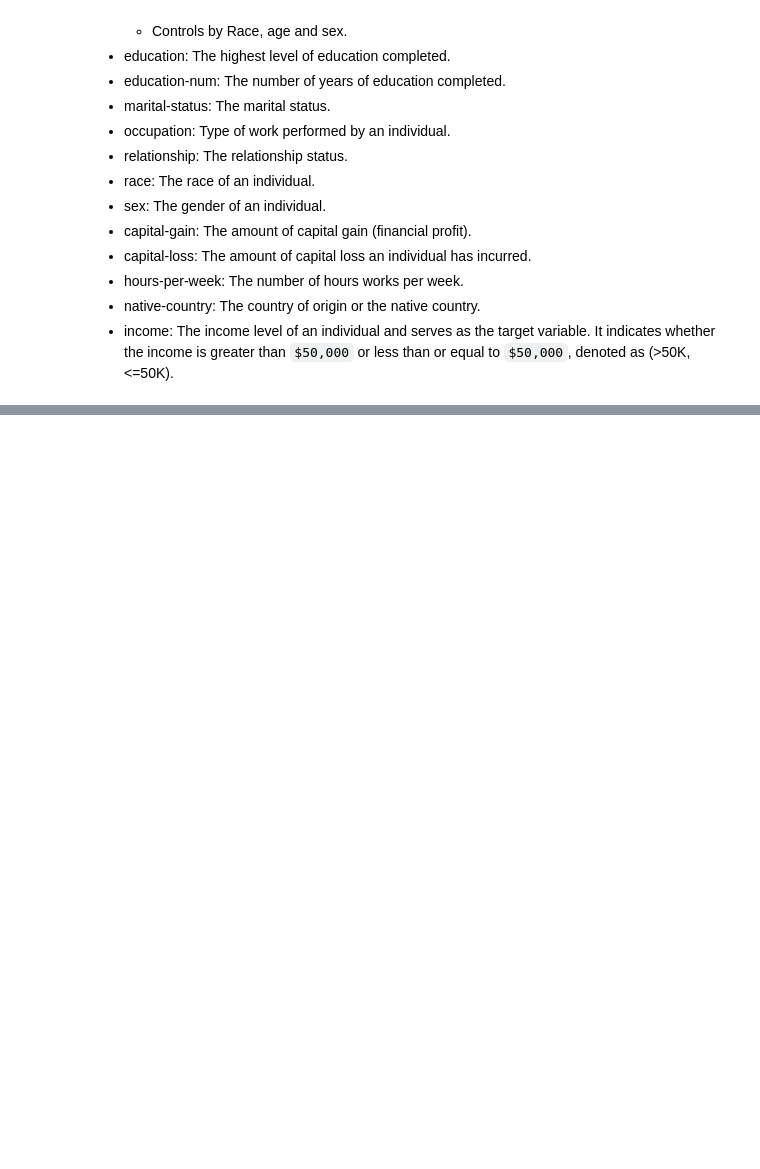
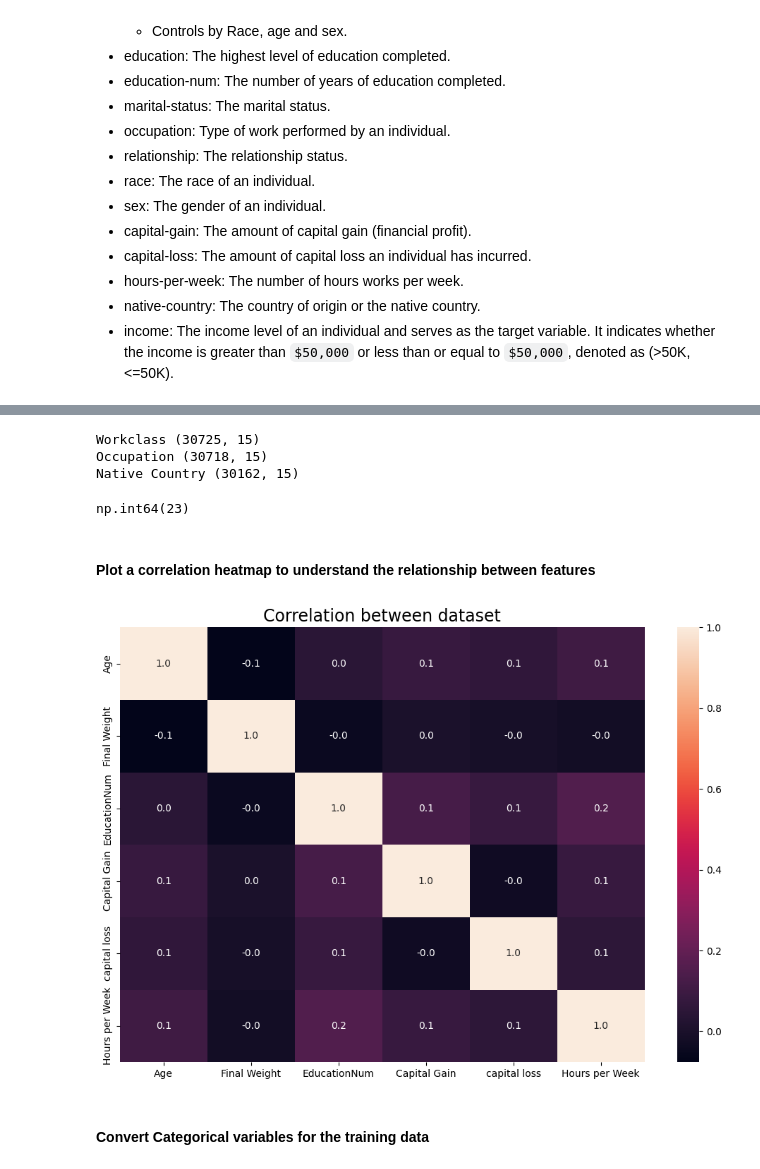
Before and after one commit to aninditadash/Introduction_to_machine_learning, a Jupyter notebook: ML_Examples/Census_Income_Prediction_ML.ipynb, the cells around one changed output, grey strips where cells are left out. Saved outputs shown, nothing was run; the diff lists cells and outputs as text; code cells hidden in the pictures; blank space fills up the shorter version.

```diff
--- a/ML_Examples/Census_Income_Prediction_ML.ipynb
+++ b/ML_Examples/Census_Income_Prediction_ML.ipynb
@@ -36,0 +69,5 @@ These are:
+# %%
+train_data = pd.read_csv('adult.csv')
+test_data = pd.read_csv('adult.test.csv')
+
+train_data.shape, test_data.shape
@@ -36,0 +233,31 @@ These are:
+# %%
+cols_with_unknowns = ['Workclass', 'Occupation', 'Native Country']
+cleaned_train_data = train_data.copy()
+
+for col in cols_with_unknowns:
+  cleaned_train_data = cleaned_train_data[cleaned_train_data[col].str.contains('\?') == False]
+  print(col, cleaned_train_data.shape)
+# %% [output]
+Workclass (30725, 15)
+Occupation (30718, 15)
+Native Country (30162, 15)
+# %%
+cleaned_train_data = cleaned_train_data.reset_index(drop=True)
+# %%
+duplicate_values = cleaned_train_data.duplicated().sum()
+duplicate_values
+# %% [output]
+np.int64(23)
+# %% [markdown]
+#### __Plot a correlation heatmap to understand the relationship between features__
+# %%
+# Correlation heatmap
+plt.figure(figsize=(12,8))
+
+c = cleaned_train_data.corr(numeric_only=True)
+sns.heatmap(c, annot=True, fmt=".1f")
+plt.title("Correlation between dataset", fontsize=17, c="k")
+
+plt.show()
+# %% [output]
+[figure, added]
@@ -36,0 +268,2 @@ These are:
+# %% [markdown]
+#### __Convert Categorical variables for the training data__
```
Also changed, not shown: parts of 29 cells of this notebook.
